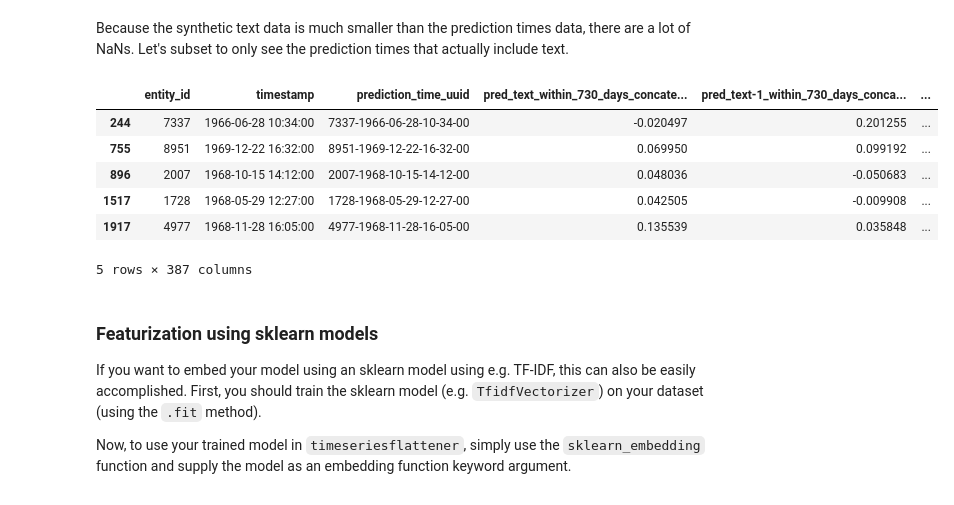
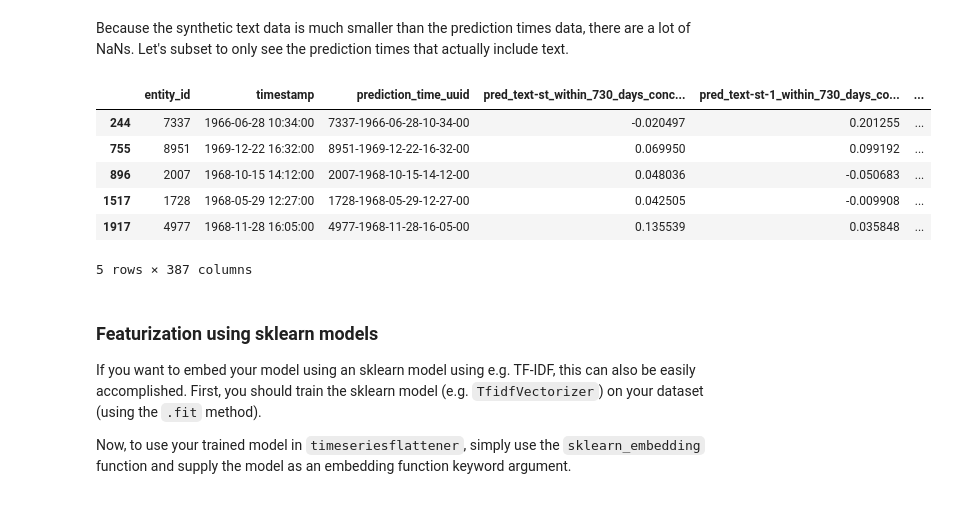
Before and after one commit to Aarhus-Psychiatry-Research/timeseriesflattener, a Jupyter notebook: docs/tutorials/03_text.ipynb, the cells around one changed output. Drawn from its saved outputs; the diff is of its cells as text; code cells hidden in the pictures.

```diff
--- a/docs/tutorials/03_text.ipynb
+++ b/docs/tutorials/03_text.ipynb
@@ -101,10 +101,10 @@ df.head()
 # %% [markdown]
 Because the synthetic text data is much smaller than the prediction times data, there are a lot of NaNs. Let's subset to only see the prediction times that actually include text.
 # %%
-df_pred_times_with_text = df[~df["pred_text-1_within_730_days_concatenate_fallback_nan"].isna()]
+df_pred_times_with_text = df[~df["pred_text-st-1_within_730_days_concatenate_fallback_nan"].isna()]
 df_pred_times_with_text.head()
 # %% [output]
-|  | entity_id | timestamp | prediction_time_uuid | pred_text_within_730_days_concate... | pred_text-1_within_730_days_conca... | ... |
+|  | entity_id | timestamp | prediction_time_uuid | pred_text-st_within_730_days_conc... | pred_text-st-1_within_730_days_co... | ... |
 | 244 | 7337 | 1966-06-28 10:34:00 | 7337-1966-06-28-10-34-00 | -0.020497 | 0.201255 | ... |
 | 755 | 8951 | 1969-12-22 16:32:00 | 8951-1969-12-22-16-32-00 | 0.069950 | 0.099192 | ... |
 | 896 | 2007 | 1968-10-15 14:12:00 | 2007-1968-10-15-14-12-00 | 0.048036 | -0.050683 | ... |
```
Also changed, not shown: parts of 6 cells of this notebook.
